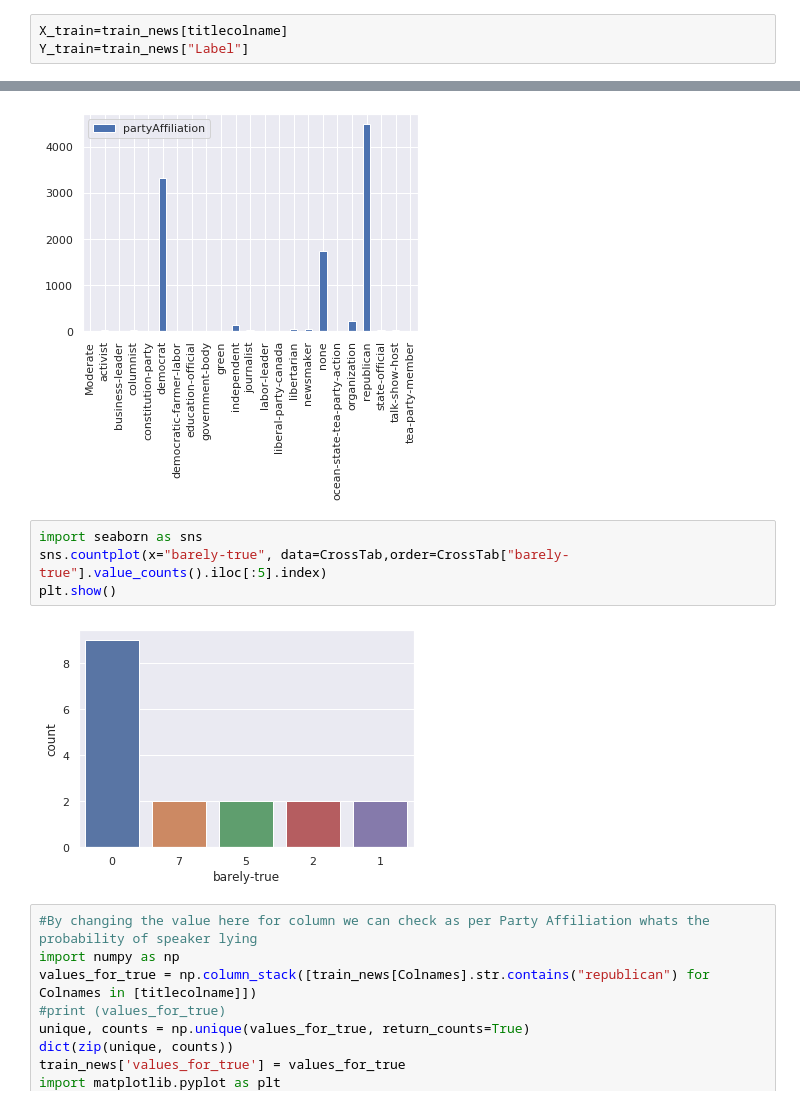
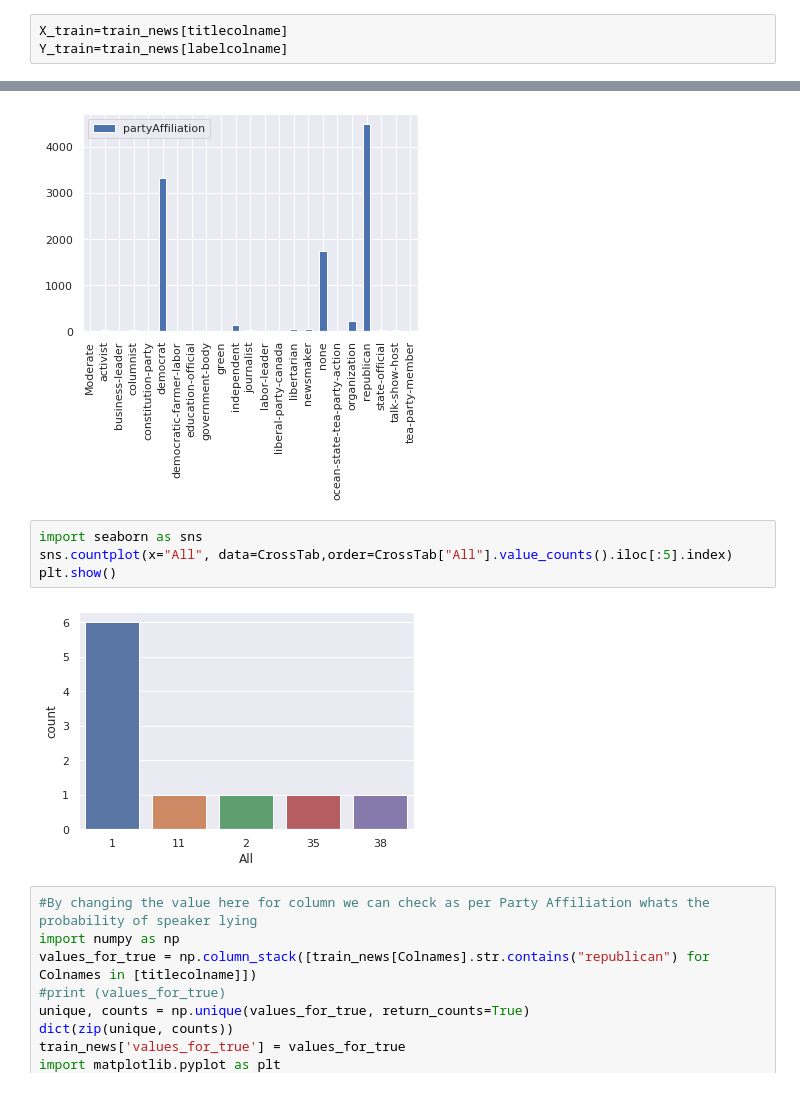
Before and after one commit to jusimon/AlternusVera, a Jupyter notebook: AlternusVera_Political_Affiliation2.ipynb, the cells around one changed output, grey strips where cells are left out. Drawn from its saved outputs; the diff is of its cells as text.

```diff
--- a/AlternusVera_Political_Affiliation2.ipynb
+++ b/AlternusVera_Political_Affiliation2.ipynb
@@ -383,7 +380,7 @@ create_word_cloud(valid_news,titlecolname,'WordCloud for Politiacal Affliation T
 Choose Party Affiliation title as a parameter to find information that how much Party Affiliation can affect the label values.For example if the Party is republican, then the graph between speakers Party Affiliation vs label verifies whether speaker is saying the truth or not
 # %%
 X_train=train_news[titlecolname]
-Y_train=train_news["Label"]
+Y_train=train_news[labelcolname]
 # %% [markdown]
 #### Exploring data through cross tabulation
 # %%
@@ -416,10 +413,10 @@ ax1 = X_train.value_counts().sort_index(ascending=True).head(10264).plot('bar',
 [figure]
 # %%
 import seaborn as sns
-sns.countplot(x="barely-true", data=CrossTab,order=CrossTab["barely-true"].value_counts().iloc[:5].index)
+sns.countplot(x="All", data=CrossTab,order=CrossTab["All"].value_counts().iloc[:5].index)
 plt.show()
 # %% [output]
-[figure, old version]
+[figure, new version]
 # %%
 #By changing the value here for column we can check as per Party Affiliation whats the probability of speaker lying
 import numpy as np
```
Also changed, not shown: parts of 16 cells of this notebook.
